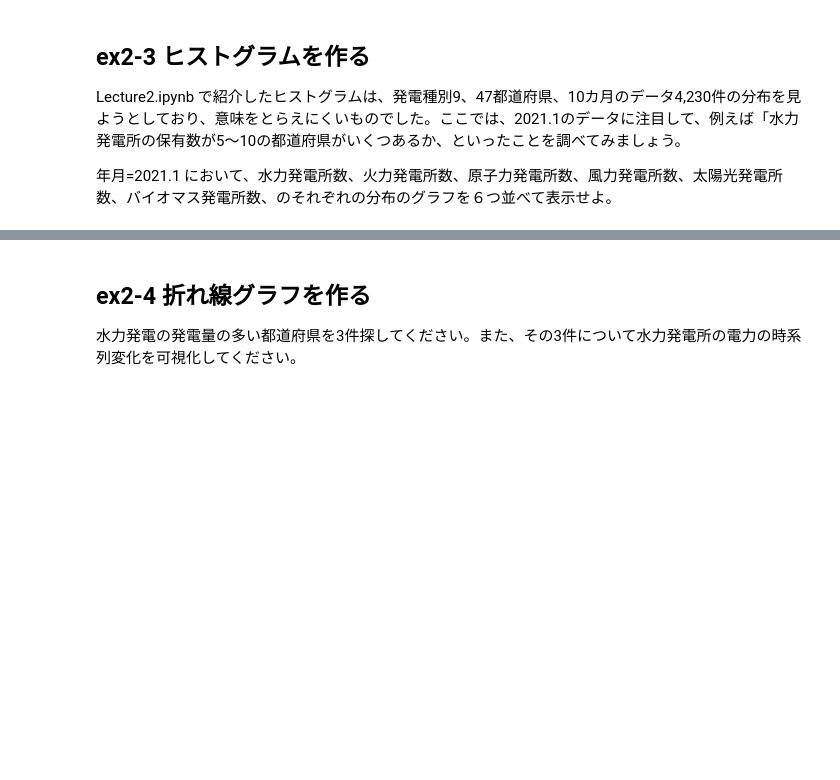
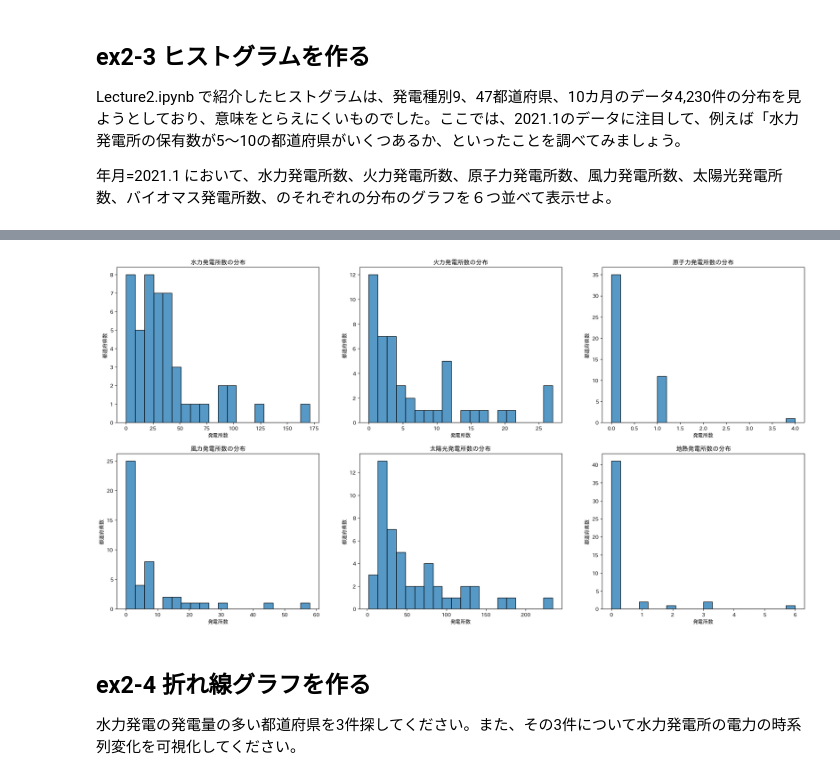
Before and after one commit to mattu117117/For-classroom, a Jupyter notebook: ex2_B231810.ipynb, the cells around one changed output, grey strips where cells are left out. Saved outputs shown, nothing was run; the diff lists cells and outputs as text; code cells hidden in the pictures; blank space fills up the shorter version.

```diff
--- a/ex2_B231810.ipynb
+++ b/ex2_B231810.ipynb
@@ -202,3 +211,30 @@ Text(0, 0.5, '都道府県数')
+# %%
+# ノック30：ヒストグラムを書いてみよう
+# 期間を2021.1に絞り、発電所数のデータだけを抽出する
+viz_data = datas_v_all.loc[(datas_v_all['年月']=='2021.1') & (datas_v_all['項目']=='発電所数')]
+
+# 対象とする発電種別をリストに格納する
+power_list = ['水力','火力','原子力','風力','太陽光','地熱']
+
+# グラフの描画領域を2行3列で作成する
+fig, axes = plt.subplots(2, 3, figsize=(24, 12))
+
+# 描画領域を1次元化して扱いやすくする
+axes = axes.flatten()
+
+# forループでグラフを順に描画していく
+for i, p_name in enumerate(power_list):
+  # 対象の発電種別のデータを抽出する
+  data = viz_data.loc[viz_data['発電種別']==p_name]
+  # ヒストグラムを描画する
+  sns.histplot(data['値'], ax=axes[i], bins=20, kde=False)
+  # グラフのタイトルを設定する
+  axes[i].set_title(f'{p_name}発電所数の分布')
+  # x軸、y軸のラベルを設定する
+  axes[i].set_xlabel('発電所数')
+  axes[i].set_ylabel('都道府県数')
+# %% [output]
+[figure, added]
 # %% [markdown]
 ## ex2-4 折れ線グラフを作る
 水力発電の発電量の多い都道府県を3件探してください。また、その3件について水力発電所の電力の時系列変化を可視化してください。
```
Also changed, not shown: parts of 7 cells of this notebook.
